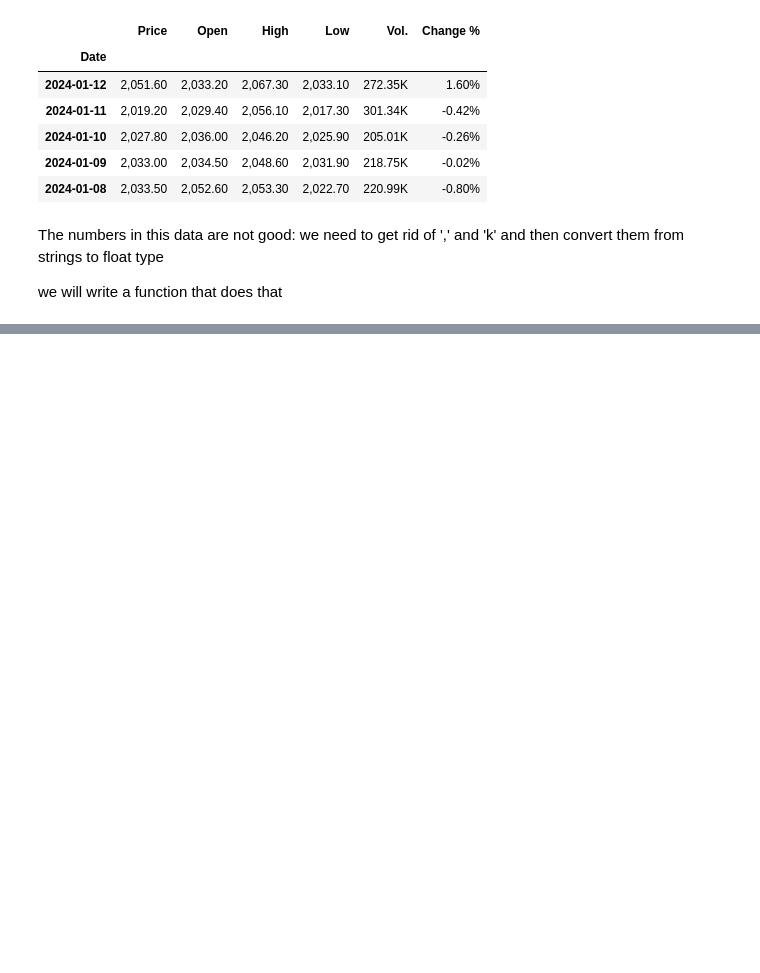
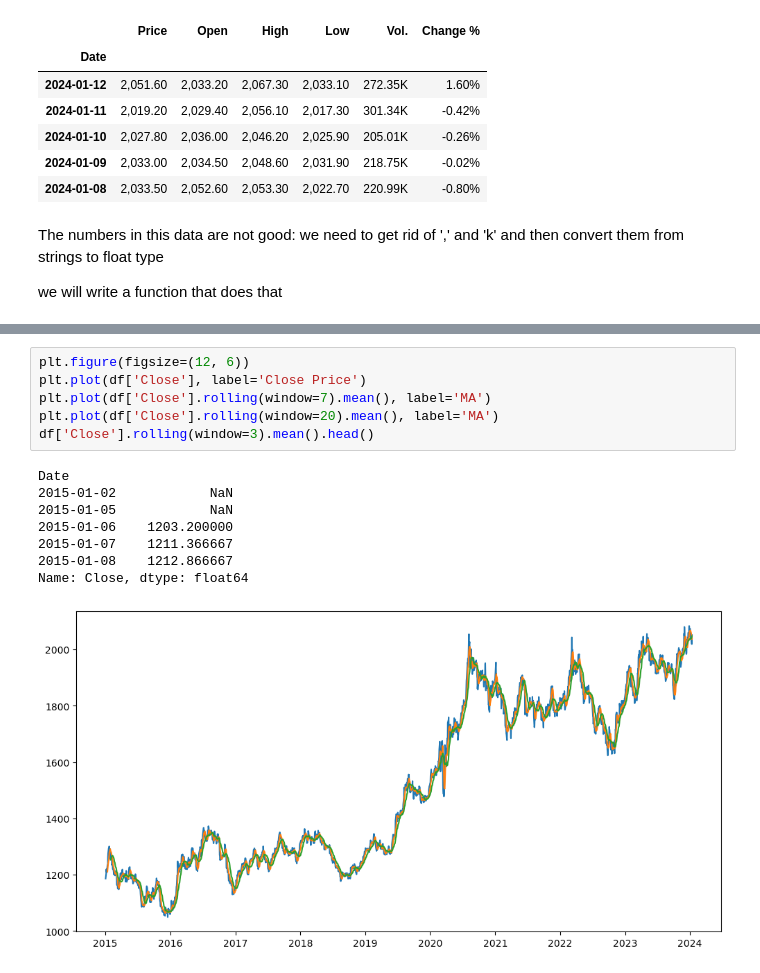
Before and after one commit to elm19/GoldSpot-Predictor, a Jupyter notebook: notebooks/process-data-elmajdi.ipynb, the cells around one changed output, grey strips where cells are left out. Saved outputs shown, nothing was run; the diff lists cells and outputs as text; blank space fills up the shorter version.

Commit message:
add a test model and closes #1

```diff
--- a/notebooks/process-data-elmajdi.ipynb
+++ b/notebooks/process-data-elmajdi.ipynb
@@ -43,3 +44,18 @@ df.head()
 | 2015-01-06 | 1219.4 | 1204.0 | 1223.3 | 1201.6 | 190360.0 | 1.28% |
 | 2015-01-07 | 1210.7 | 1219.0 | 1219.4 | 1209.1 | 117090.0 | -0.71% |
 | 2015-01-08 | 1208.5 | 1211.0 | 1216.8 | 1204.2 | 122490.0 | -0.18% |
+# %%
+plt.figure(figsize=(12, 6))
+plt.plot(df['Close'], label='Close Price')
+plt.plot(df['Close'].rolling(window=7).mean(), label='MA')
+plt.plot(df['Close'].rolling(window=20).mean(), label='MA')
+df['Close'].rolling(window=3).mean().head()
+# %% [output]
+Date
+2015-01-02            NaN
+2015-01-05            NaN
+2015-01-06    1203.200000
+2015-01-07    1211.366667
+2015-01-08    1212.866667
+Name: Close, dtype: float64
+[figure, added]
```
Also changed, not shown: parts of 3 cells of this notebook, 5 other files.
